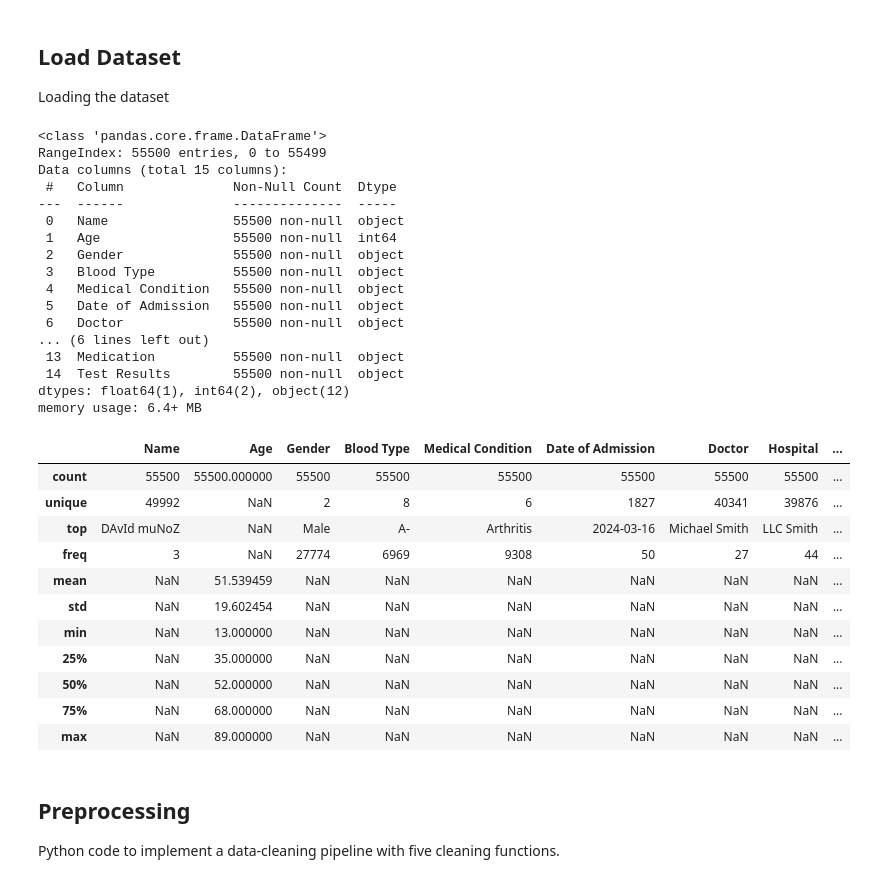
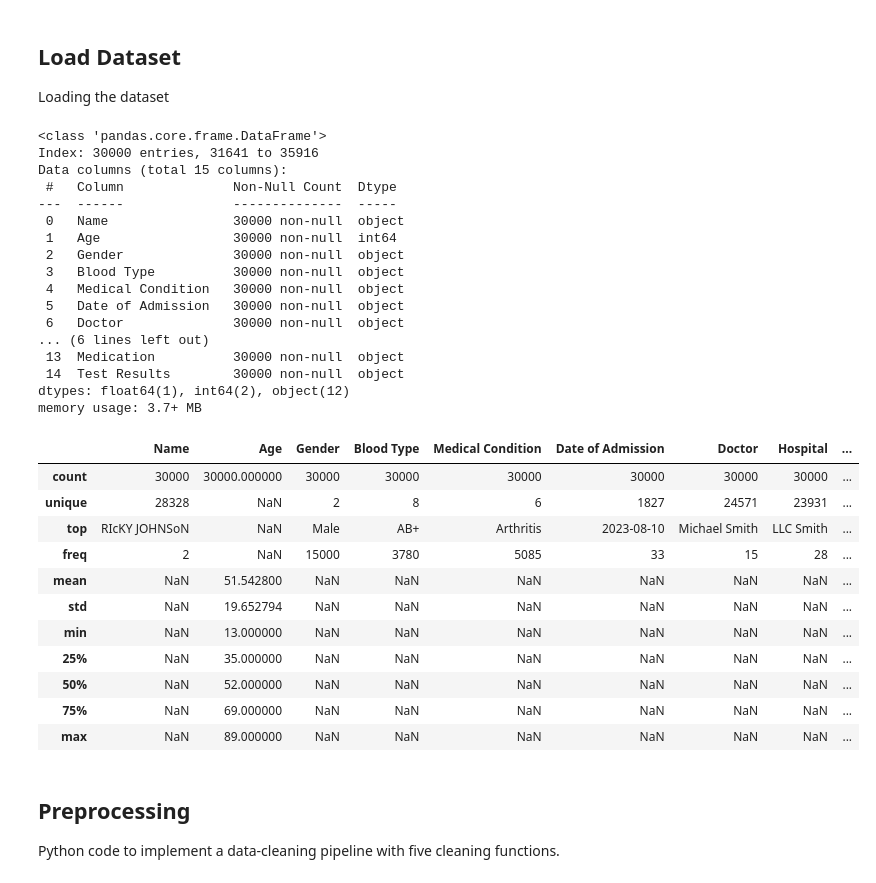
Before and after one commit to srtarpara/cs210-hw-assignment-2, a Jupyter notebook: diy_dataset.ipynb, the cells around one changed output. Cells and saved outputs as stored; diff of their text form; code cells hidden in the pictures.

```diff
--- a/diy_dataset.ipynb
+++ b/diy_dataset.ipynb
@@ -10,43 +10,45 @@ Loading the dataset
 # %%
 import pandas as pd
 import numpy as np
 
 # Load the dataset
 df = pd.read_csv("healthcare_dataset.csv")
 
+df = df.sample(n = 30000, random_state = 42)
+
 # Display basic information about the dataset
 df.head()
 df.info()
 df.describe(include="all")
 # %% [output]
 <class 'pandas.core.frame.DataFrame'>
-RangeIndex: 55500 entries, 0 to 55499
+Index: 30000 entries, 31641 to 35916
 Data columns (total 15 columns):
  #   Column              Non-Null Count  Dtype
 ---  ------              --------------  -----
- 0   Name                55500 non-null  object
- 1   Age                 55500 non-null  int64
- 2   Gender              55500 non-null  object
- 3   Blood Type          55500 non-null  object
- 4   Medical Condition   55500 non-null  object
- 5   Date of Admission   55500 non-null  object
- 6   Doctor              55500 non-null  object
+ 0   Name                30000 non-null  object
+ 1   Age                 30000 non-null  int64
+ 2   Gender              30000 non-null  object
+ 3   Blood Type          30000 non-null  object
+ 4   Medical Condition   30000 non-null  object
+ 5   Date of Admission   30000 non-null  object
+ 6   Doctor              30000 non-null  object
 ... (6 lines left out)
- 13  Medication          55500 non-null  object
- 14  Test Results        55500 non-null  object
+ 13  Medication          30000 non-null  object
+ 14  Test Results        30000 non-null  object
 dtypes: float64(1), int64(2), object(12)
-memory usage: 6.4+ MB
+memory usage: 3.7+ MB
 |  | Name | Age | Gender | Blood Type | Medical Condition | Date of Admission | Doctor | Hospital | ... |
-| count | 55500 | 55500.000000 | 55500 | 55500 | 55500 | 55500 | 55500 | 55500 | ... |
-| unique | 49992 | NaN | 2 | 8 | 6 | 1827 | 40341 | 39876 | ... |
-| top | DAvId muNoZ | NaN | Male | A- | Arthritis | 2024-03-16 | Michael Smith | LLC Smith | ... |
-| freq | 3 | NaN | 27774 | 6969 | 9308 | 50 | 27 | 44 | ... |
-| mean | NaN | 51.539459 | NaN | NaN | NaN | NaN | NaN | NaN | ... |
-| std | NaN | 19.602454 | NaN | NaN | NaN | NaN | NaN | NaN | ... |
+| count | 30000 | 30000.000000 | 30000 | 30000 | 30000 | 30000 | 30000 | 30000 | ... |
+| unique | 28328 | NaN | 2 | 8 | 6 | 1827 | 24571 | 23931 | ... |
+| top | RIcKY JOHNSoN | NaN | Male | AB+ | Arthritis | 2023-08-10 | Michael Smith | LLC Smith | ... |
+| freq | 2 | NaN | 15000 | 3780 | 5085 | 33 | 15 | 28 | ... |
+| mean | NaN | 51.542800 | NaN | NaN | NaN | NaN | NaN | NaN | ... |
+| std | NaN | 19.652794 | NaN | NaN | NaN | NaN | NaN | NaN | ... |
 | min | NaN | 13.000000 | NaN | NaN | NaN | NaN | NaN | NaN | ... |
 | 25% | NaN | 35.000000 | NaN | NaN | NaN | NaN | NaN | NaN | ... |
 | 50% | NaN | 52.000000 | NaN | NaN | NaN | NaN | NaN | NaN | ... |
-| 75% | NaN | 68.000000 | NaN | NaN | NaN | NaN | NaN | NaN | ... |
+| 75% | NaN | 69.000000 | NaN | NaN | NaN | NaN | NaN | NaN | ... |
 | max | NaN | 89.000000 | NaN | NaN | NaN | NaN | NaN | NaN | ... |
 # %% [markdown]
 ## Preprocessing
```
Also changed, not shown: parts of 12 cells of this notebook, 1 other file.
